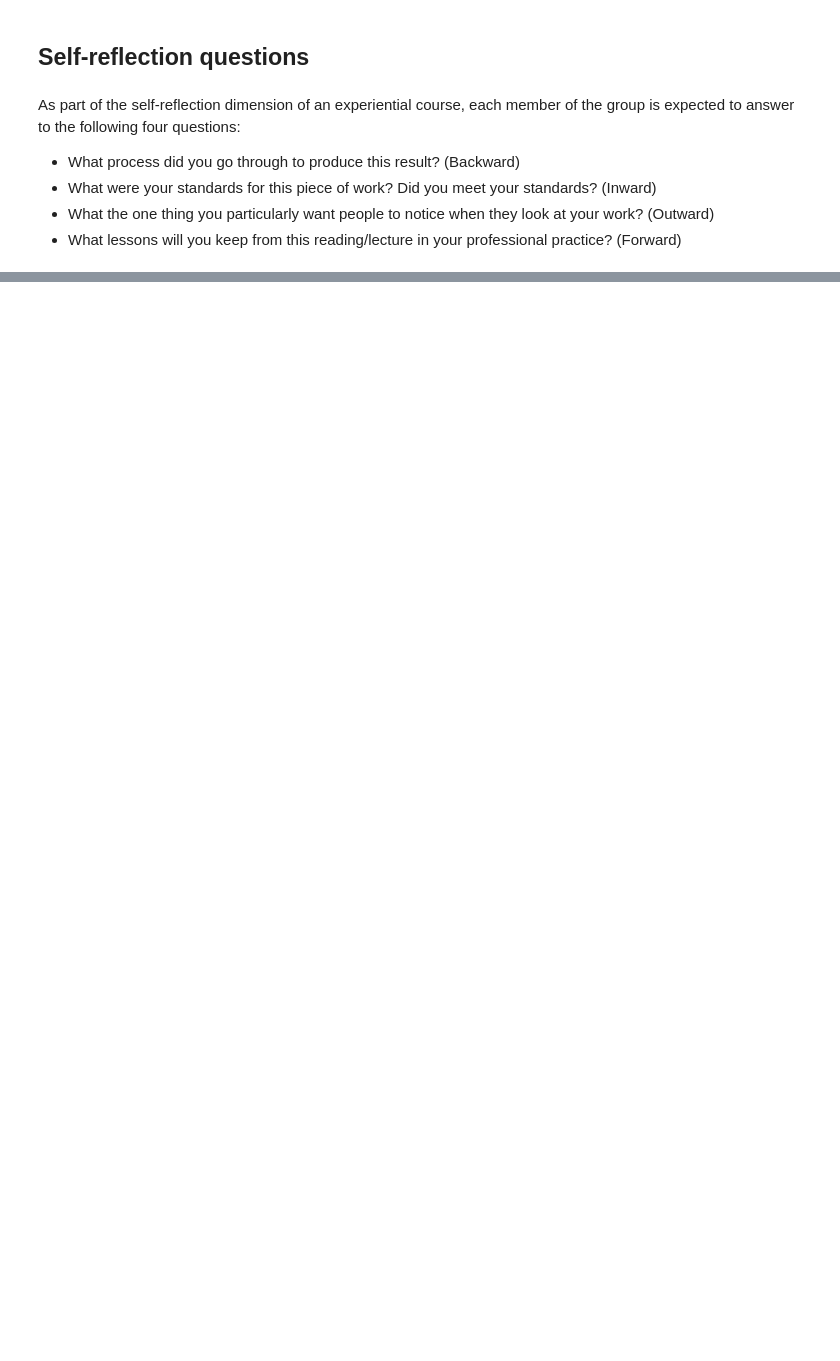
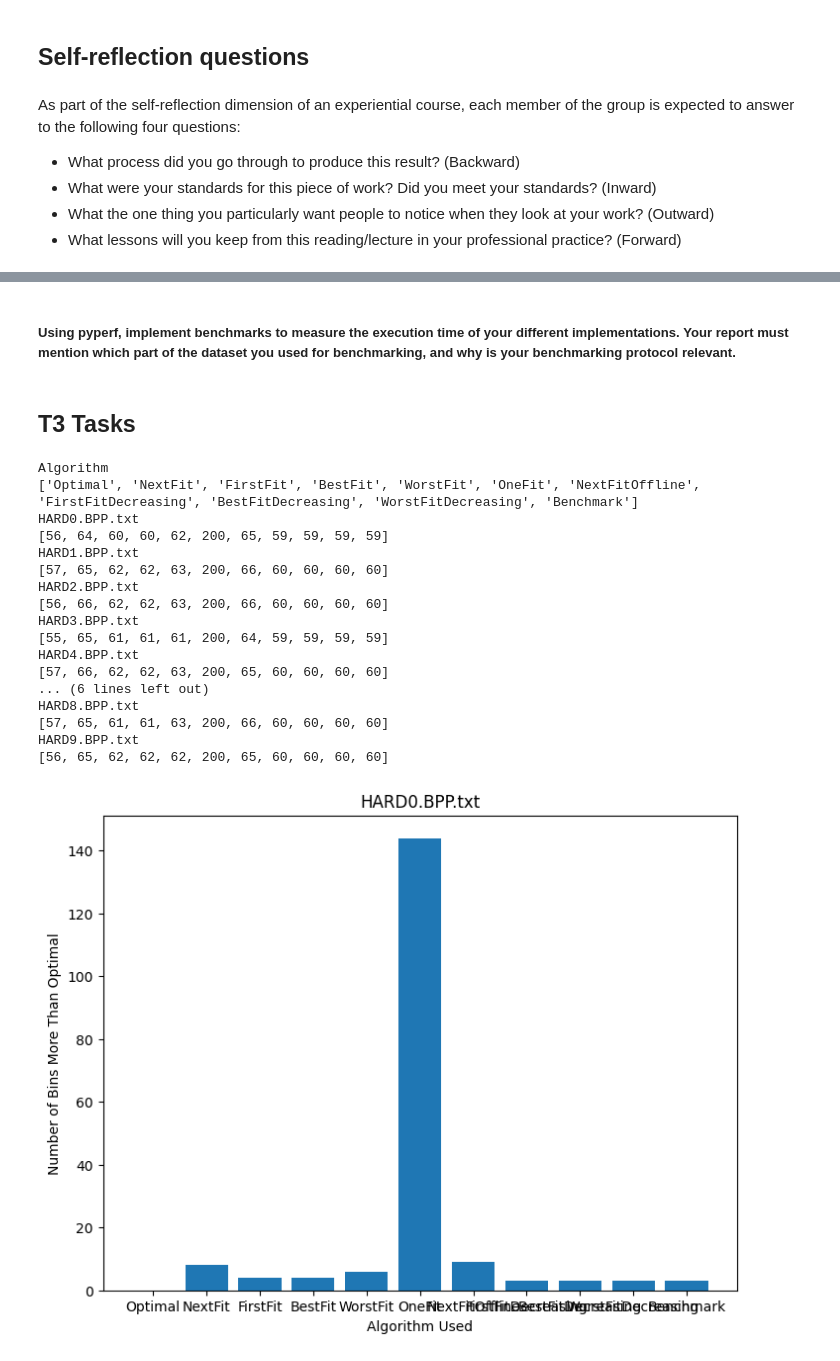
Before and after one commit to nivethakuruparan/bin-packing, a Jupyter notebook: report.ipynb, the cells around one changed output, grey strips where cells are left out. Saved outputs shown, nothing was run; the diff lists cells and outputs as text; code cells hidden in the pictures; blank space fills up the shorter version.

Commit message:
updated with branch nivetha, changed report

```diff
--- a/report.ipynb
+++ b/report.ipynb
@@ -97,0 +215,26 @@ As part of the self-reflection dimension of an experiential course, each member
+# %% [markdown]
+##### Using pyperf, implement benchmarks to measure the execution time of your different implementations. Your report must mention which part of the dataset you used for benchmarking, and why is your benchmarking protocol relevant.
+# %% [markdown]
+## T3 Tasks
+# %%
+import experiment_moi
+experiment_moi.main()
+# %% [output]
+Algorithm
+['Optimal', 'NextFit', 'FirstFit', 'BestFit', 'WorstFit', 'OneFit', 'NextFitOffline', 'FirstFitDecreasing', 'BestFitDecreasing', 'WorstFitDecreasing', 'Benchmark']
+HARD0.BPP.txt
+[56, 64, 60, 60, 62, 200, 65, 59, 59, 59, 59]
+HARD1.BPP.txt
+[57, 65, 62, 62, 63, 200, 66, 60, 60, 60, 60]
+HARD2.BPP.txt
+[56, 66, 62, 62, 63, 200, 66, 60, 60, 60, 60]
+HARD3.BPP.txt
+[55, 65, 61, 61, 61, 200, 64, 59, 59, 59, 59]
+HARD4.BPP.txt
+[57, 66, 62, 62, 63, 200, 65, 60, 60, 60, 60]
+... (6 lines left out)
+HARD8.BPP.txt
+[57, 65, 61, 61, 63, 200, 66, 60, 60, 60, 60]
+HARD9.BPP.txt
+[56, 65, 62, 62, 62, 200, 65, 60, 60, 60, 60]
+[figure, added]
```
Also changed, not shown: parts of 33 cells of this notebook, 7 other files.
